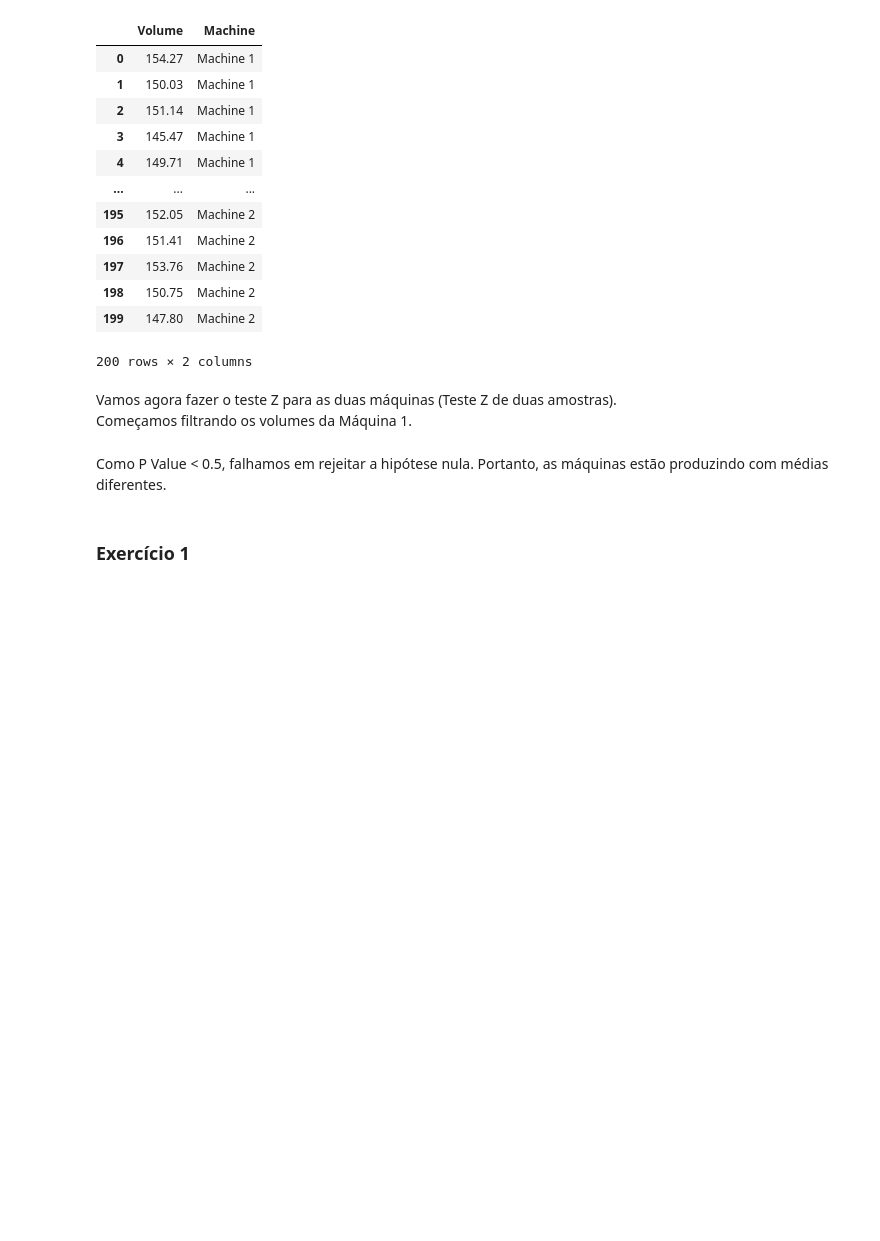
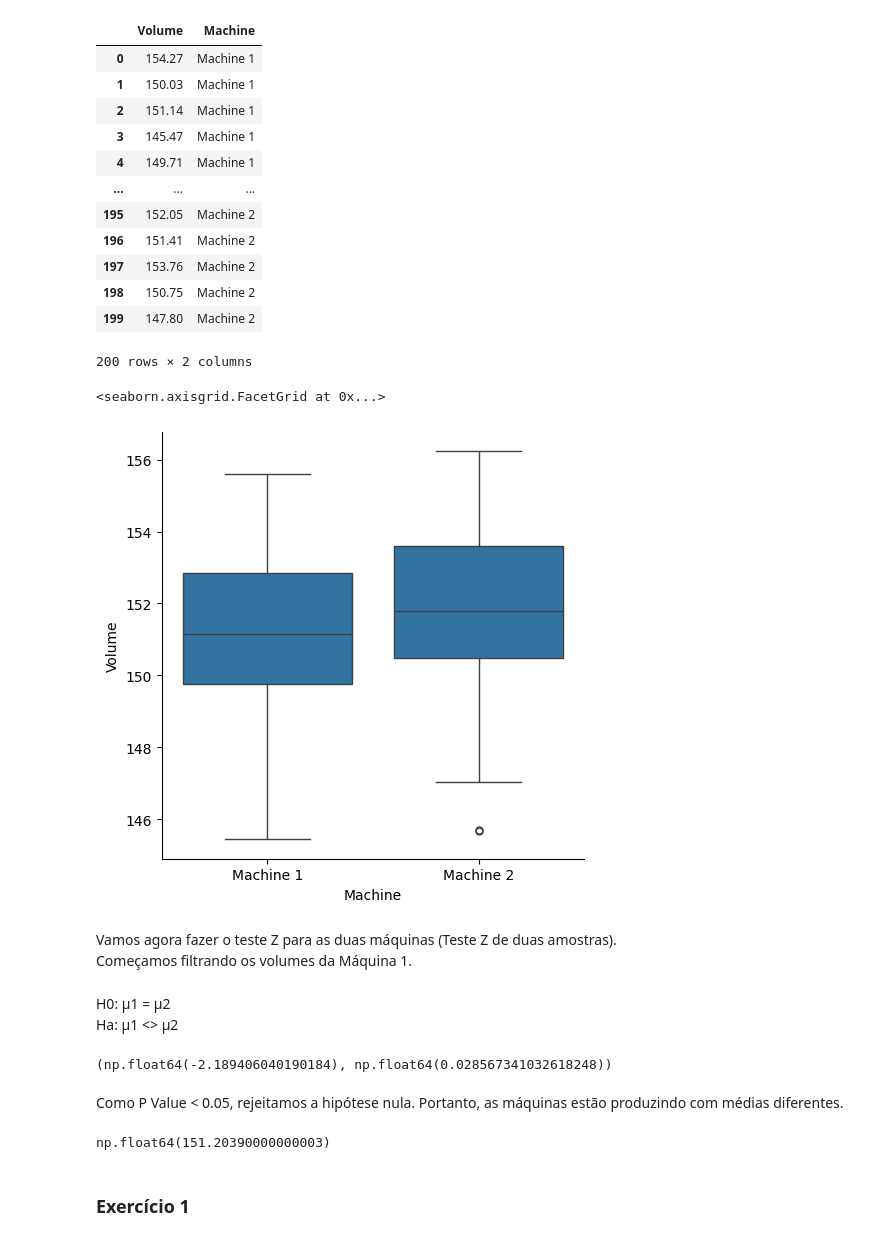
Before and after one commit to UlissesJunior/XMAC02-MetodosMatematicosAnaliseDados, a Jupyter notebook: Notebooks/Aula18 - Testes t e Z de duas amostras/Aula18.ipynb, the cells around one changed output. Drawn from its saved outputs; the diff is of its cells as text; code cells hidden in the pictures; blank space fills up the shorter version.

```diff
--- a/Notebooks/Aula18 - Testes t e Z de duas amostras/Aula18.ipynb
+++ b/Notebooks/Aula18 - Testes t e Z de duas amostras/Aula18.ipynb
@@ -25,6 +25,11 @@ df
 | 198 | 150.75 | Machine 2 |
 | 199 | 147.80 | Machine 2 |
 200 rows × 2 columns
+# %%
+sns.catplot(data=df, x='Machine', y='Volume', kind='box')
+# %% [output]
+<seaborn.axisgrid.FacetGrid at 0x...>
+[figure, added]
 # %% [markdown]
 Vamos agora fazer o teste Z para as duas máquinas (Teste Z de duas amostras). \
 Começamos filtrando os volumes da Máquina 1.
@@ -31,5 +39,16 @@ Começamos filtrando os volumes da Máquina 1.
+# %% [markdown]
+H0: μ1 = μ2 \
+Ha: μ1 <> μ2
+# %%
+weightstats.ztest(m1, m2)
+# %% [output]
+(np.float64(-2.189406040190184), np.float64(0.028567341032618248))
 # %% [markdown]
-Como P Value < 0.5, falhamos em rejeitar a hipótese nula. Portanto, as máquinas estão produzindo com médias diferentes.
+Como P Value < 0.05, rejeitamos a hipótese nula. Portanto, as máquinas estão produzindo com médias diferentes.
+# %%
+m1.mean()
+# %% [output]
+np.float64(151.20390000000003)
 # %% [markdown]
 ### Exercício 1
 # %% [markdown]
```
Also changed, not shown: parts of 24 cells of this notebook.
